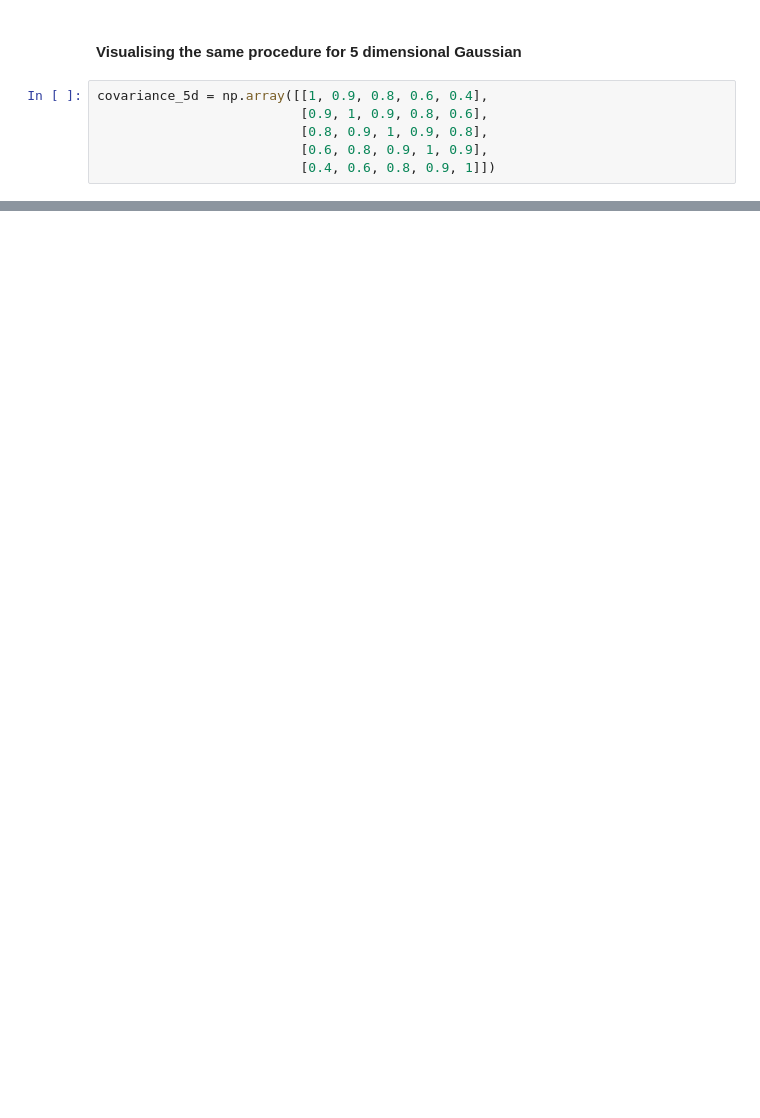
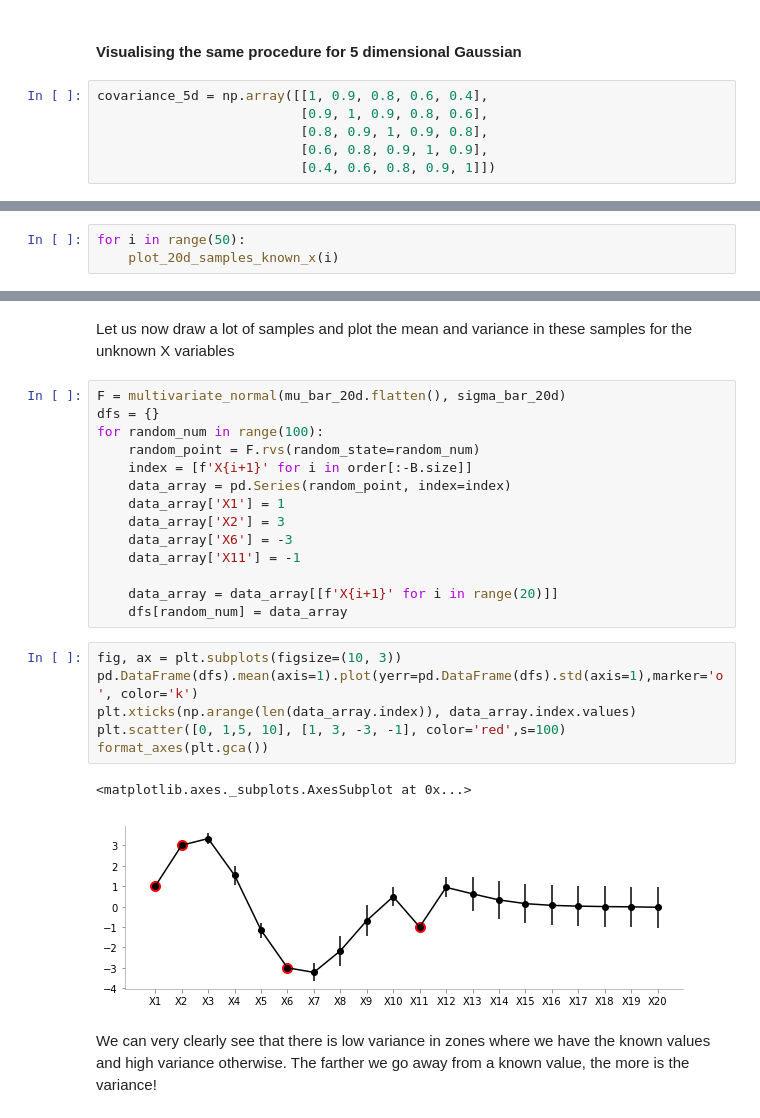
Before and after one commit to lhanappa/nipunbatra.github.io, a Jupyter notebook: blog/2019/GP-1.ipynb, the cells around one changed output, grey strips where cells are left out. Saved outputs shown, nothing was run; the diff lists cells and outputs as text; blank space fills up the shorter version.

```diff
--- a/blog/2019/GP-1.ipynb
+++ b/blog/2019/GP-1.ipynb
@@ -392,0 +736,3 @@ ValueError: operands could not be broadcast together with shapes (60,60,2) (5,)
+# %%
+for i in range(50):
+    plot_20d_samples_known_x(i)
@@ -392,0 +743,27 @@ ValueError: operands could not be broadcast together with shapes (60,60,2) (5,)
+# %% [markdown]
+Let us now draw a lot of samples and plot the mean and variance in these samples for the unknown X variables
+# %%
+F = multivariate_normal(mu_bar_20d.flatten(), sigma_bar_20d)
+dfs = {}
+for random_num in range(100):
+    random_point = F.rvs(random_state=random_num)
+    index = [f'X{i+1}' for i in order[:-B.size]]
+    data_array = pd.Series(random_point, index=index)
+    data_array['X1'] = 1
+    data_array['X2'] = 3
+    data_array['X6'] = -3
+    data_array['X11'] = -1
+
+    data_array = data_array[[f'X{i+1}' for i in range(20)]]
+    dfs[random_num] = data_array
+# %%
+fig, ax = plt.subplots(figsize=(10, 3))
+pd.DataFrame(dfs).mean(axis=1).plot(yerr=pd.DataFrame(dfs).std(axis=1),marker='o', color='k')
+plt.xticks(np.arange(len(data_array.index)), data_array.index.values)
+plt.scatter([0, 1,5, 10], [1, 3, -3, -1], color='red',s=100)
+format_axes(plt.gca())
+# %% [output]
+<matplotlib.axes._subplots.AxesSubplot at 0x...>
+[figure, added]
+# %% [markdown]
+We can very clearly see that there is low variance in zones where we have the known values and high variance otherwise. The farther we go away from a known value, the more is the variance!
```
Also changed, not shown: parts of 73 cells of this notebook.
